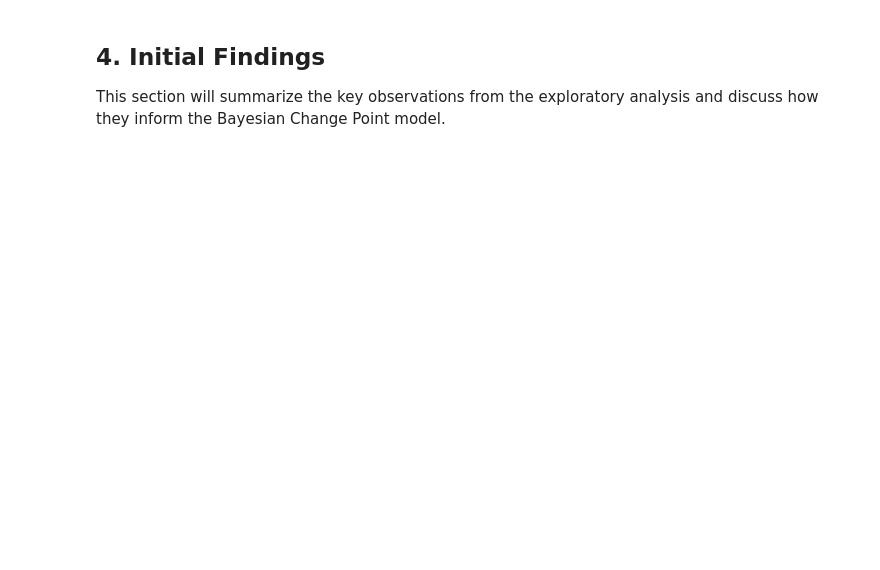
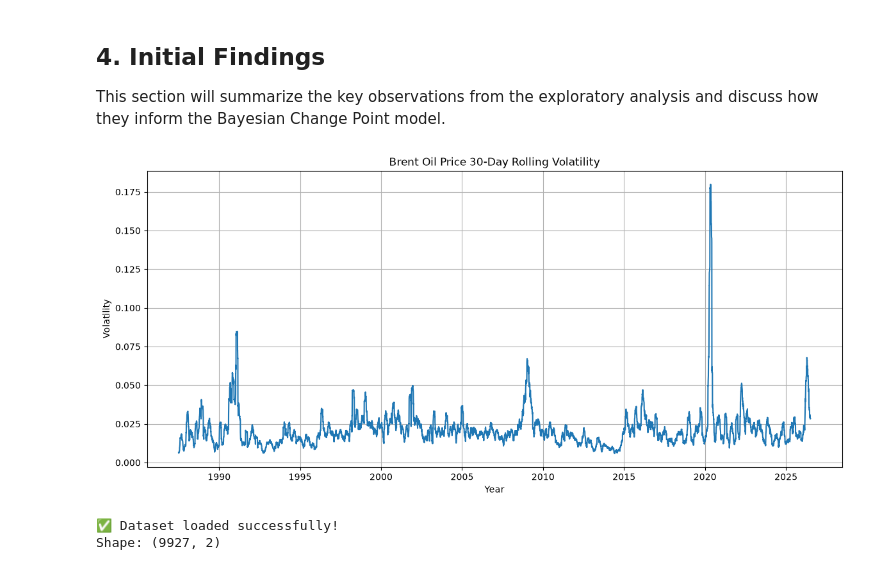
Before and after one commit to Melatabeye/brent-oil-change-point-analysis, a Jupyter notebook: notebooks/01_EDA.ipynb, the cells around one changed output. Drawn from its saved outputs; the diff is of its cells as text; code cells hidden in the pictures; blank space fills up the shorter version.

```diff
--- a/notebooks/01_EDA.ipynb
+++ b/notebooks/01_EDA.ipynb
@@ -158,3 +244,52 @@ The exploratory analysis will include:
 ## 4. Initial Findings
 
 This section will summarize the key observations from the exploratory analysis and discuss how they inform the Bayesian Change Point model.
+# %%
+# Calculate daily price changes
+
+df_clean["Daily_Return"] = df_clean["Price"].pct_change()
+
+
+# Calculate rolling volatility (30 days)
+
+df_clean["Rolling_Volatility_30"] = (
+    df_clean["Daily_Return"]
+    .rolling(window=30)
+    .std()
+)
+
+
+# Plot rolling volatility
+
+plt.figure(figsize=(14,6))
+
+plt.plot(
+    df_clean["Date"],
+    df_clean["Rolling_Volatility_30"]
+)
+
+plt.title("Brent Oil Price 30-Day Rolling Volatility")
+plt.xlabel("Year")
+plt.ylabel("Volatility")
+
+plt.grid(True)
+
+plt.show()
+# %% [output]
+[figure, added]
+# %%
+# Load the Brent Oil Prices dataset
+
+import pandas as pd
+
+file_path = "../data/raw/BrentOilPrices.csv"
+
+try:
+    df = pd.read_csv(file_path)
+    print("✅ Dataset loaded successfully!")
+    print(f"Shape: {df.shape}")
+except FileNotFoundError:
+    print("❌ Dataset not found. Please check the file path.")
+# %% [output]
+✅ Dataset loaded successfully!
+Shape: (9927, 2)
```
Also changed, not shown: parts of 17 cells of this notebook, 1 other file.
